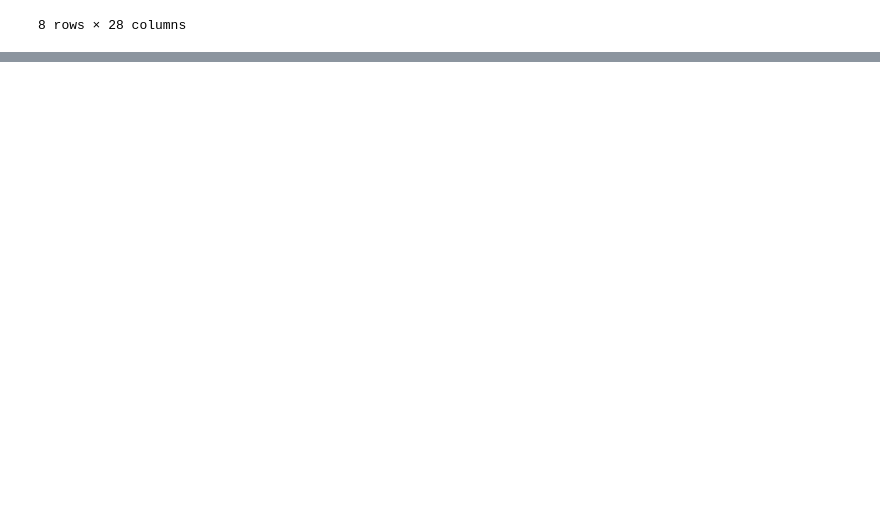
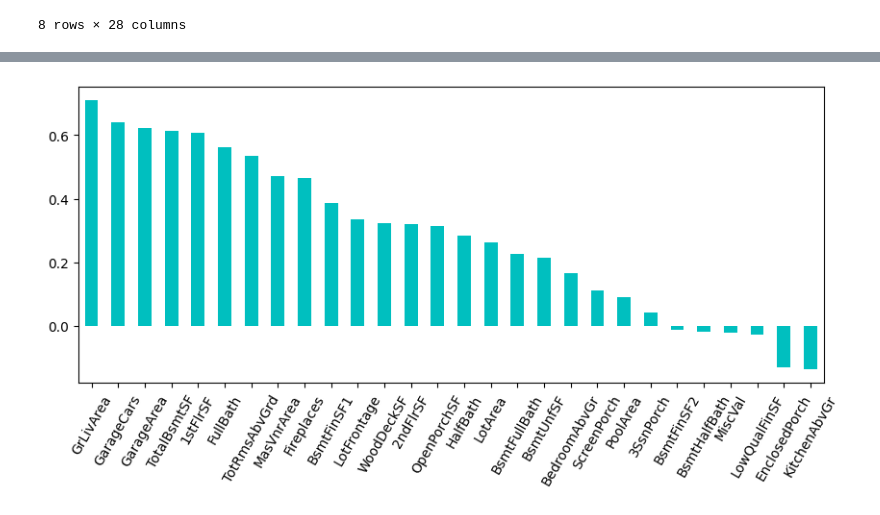
Before and after one commit to EL-MEHDI-git/Kaggle-competition-house-prices-advanced-regression-techniques, a Jupyter notebook: house-prices-advanced-regression-techniques.ipynb, the cells around one changed output, grey strips where cells are left out. Saved outputs shown, nothing was run; the diff lists cells and outputs as text; code cells hidden in the pictures; blank space fills up the shorter version.

```diff
--- a/house-prices-advanced-regression-techniques.ipynb
+++ b/house-prices-advanced-regression-techniques.ipynb
@@ -95,0 +103,10 @@ df_numerical.loc[df_numerical['MasVnrArea'].isna(), "MasVnrArea"] = df_numerical
+# %%
+# Feature selection
+from sklearn.feature_selection import r_regression
+from sklearn.feature_selection import SelectKBest
+
+fselection = SelectKBest(score_func = r_regression, k="all")
+fselection.fit_transform(df_numerical, df["SalePrice"])
+
+fselection_df = pd.DataFrame(fselection.scores_, index = df_numerical.columns, columns= ['Score'])
+fselection_df
@@ -95,0 +131,6 @@ df_numerical.loc[df_numerical['MasVnrArea'].isna(), "MasVnrArea"] = df_numerical
+# %%
+fselection_df['Score'].sort_values(ascending=False).plot.bar(figsize=(10,4), color = 'c')
+plt.xticks(rotation=60)
+plt.show()
+# %% [output]
+[figure, added]
```
Also changed, not shown: parts of 21 cells of this notebook.
